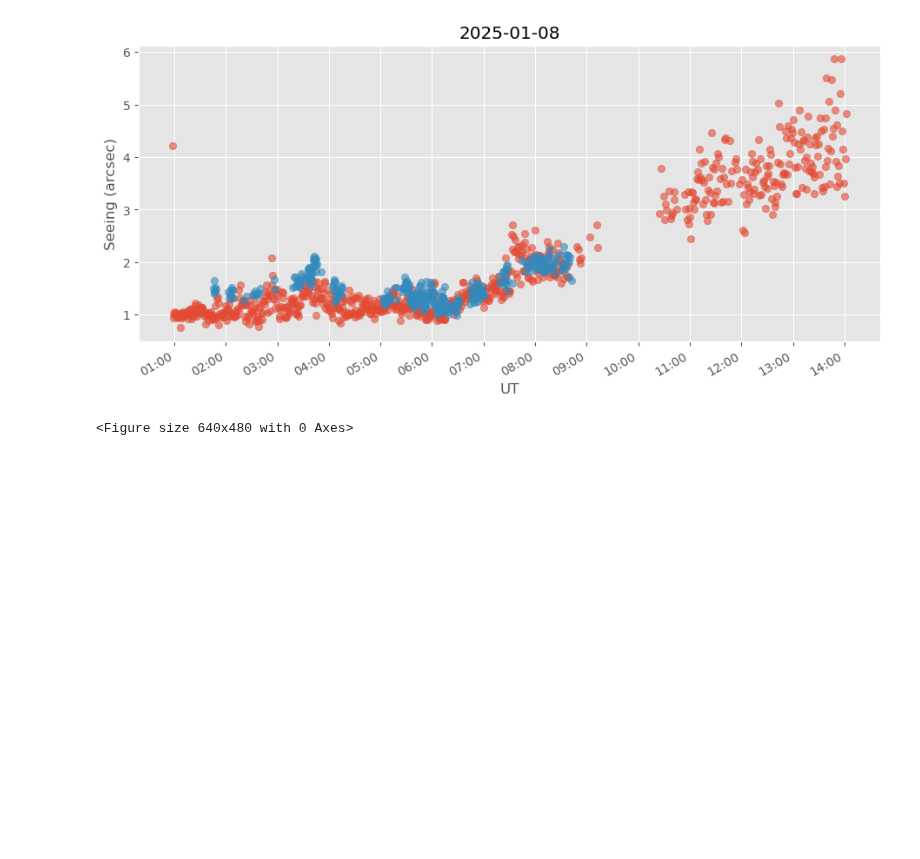
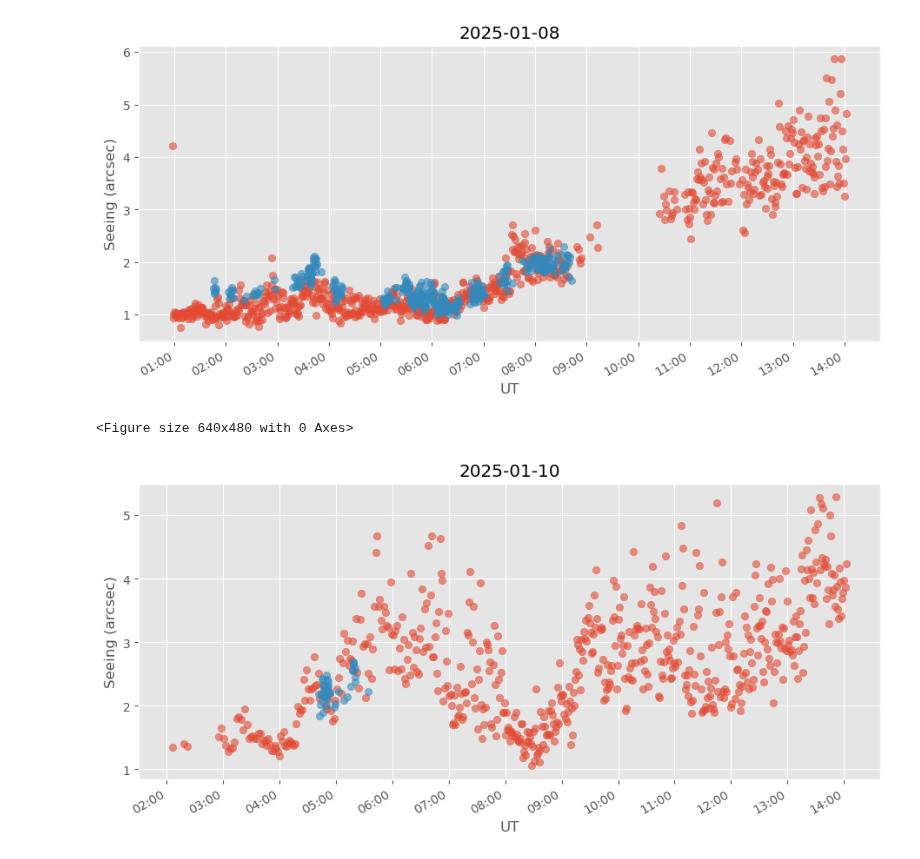
Before and after one commit to MMTObservatory/seeing_analysis, a Jupyter notebook: Seeing_2025_q1.ipynb, the cells around one changed output. Saved outputs shown, nothing was run; the diff lists cells and outputs as text; code cells hidden in the pictures; blank space fills up the shorter version.

```diff
--- a/Seeing_2025_q1.ipynb
+++ b/Seeing_2025_q1.ipynb
@@ -486,6 +486,22 @@ plt.savefig("2025_01_08.png")
 # %% [output]
 [figure]
 <Figure size 640x480 with 0 Axes>
+# %%
+date = '2025-01-10'
+night = cyclop_q1.loc[date]
+wfs_night = fixed.loc[date]
+fig, ax = plt.subplots(figsize=(11,5))
+ax.xaxis.set_major_locator(mdates.HourLocator())
+ax.xaxis.set_major_formatter(mdates.DateFormatter("%H:%M"))
+fig.autofmt_xdate()
+plt.scatter(night.index, night['seeing'], label="Seeing Monitor", alpha=0.6)
+plt.scatter(wfs_night.index, wfs_night['vlt_seeing'], label="WFS", alpha=0.6)
+plt.ylabel("Seeing (arcsec)")
+plt.title(date)
+plt.xlabel("UT")
+plt.show()
+# %% [output]
+[figure, added]
 # %%
 plt.hist(fixed['ellipticity'], bins=100, range=(0.0, 1.0), alpha=0.6, label=f"Median: {np.median(fixed['ellipticity']):.2f}")
 plt.xlabel("Ellipticity")
```
Also changed, not shown: parts of 20 cells of this notebook, 14 other files.
